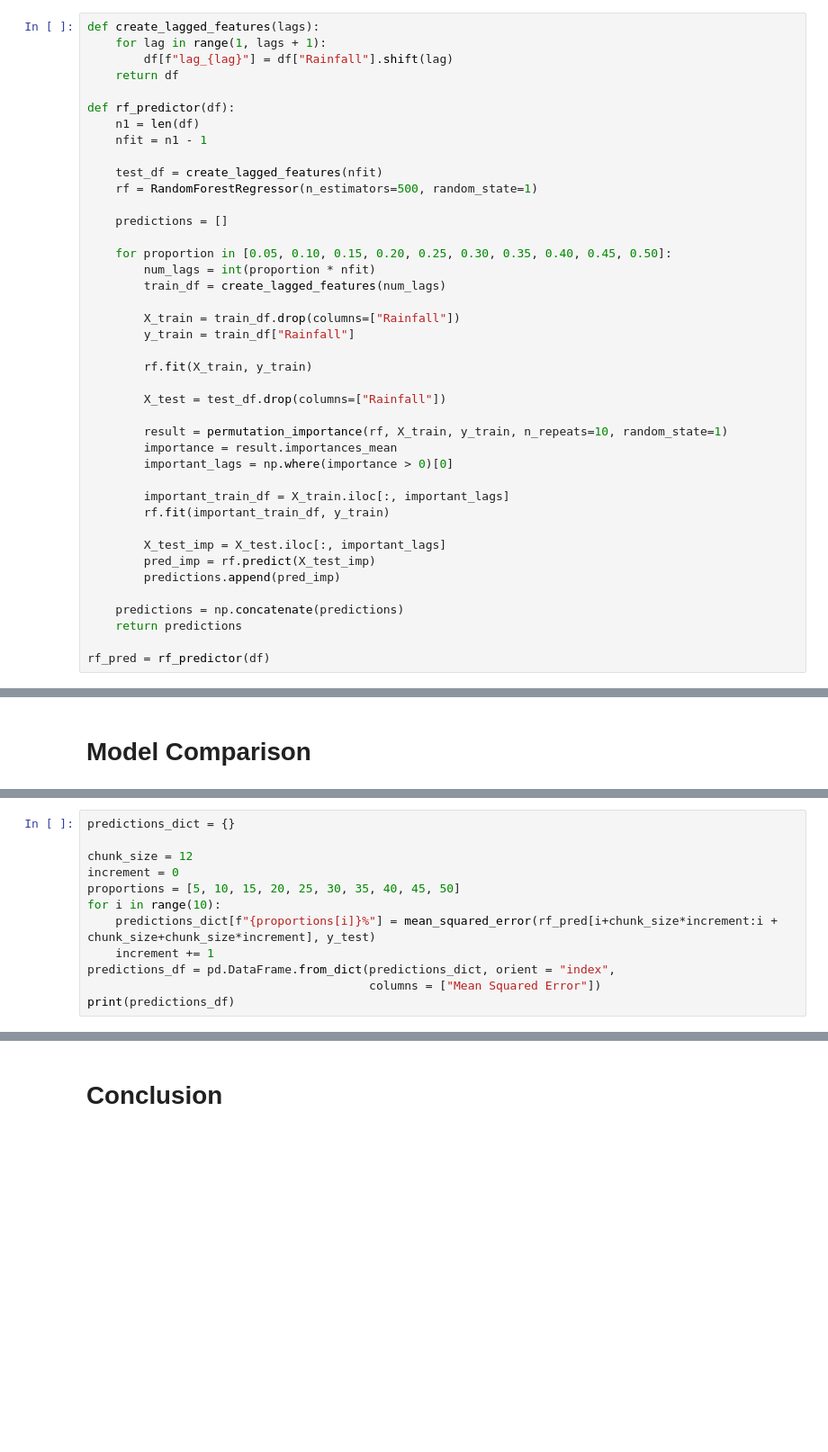
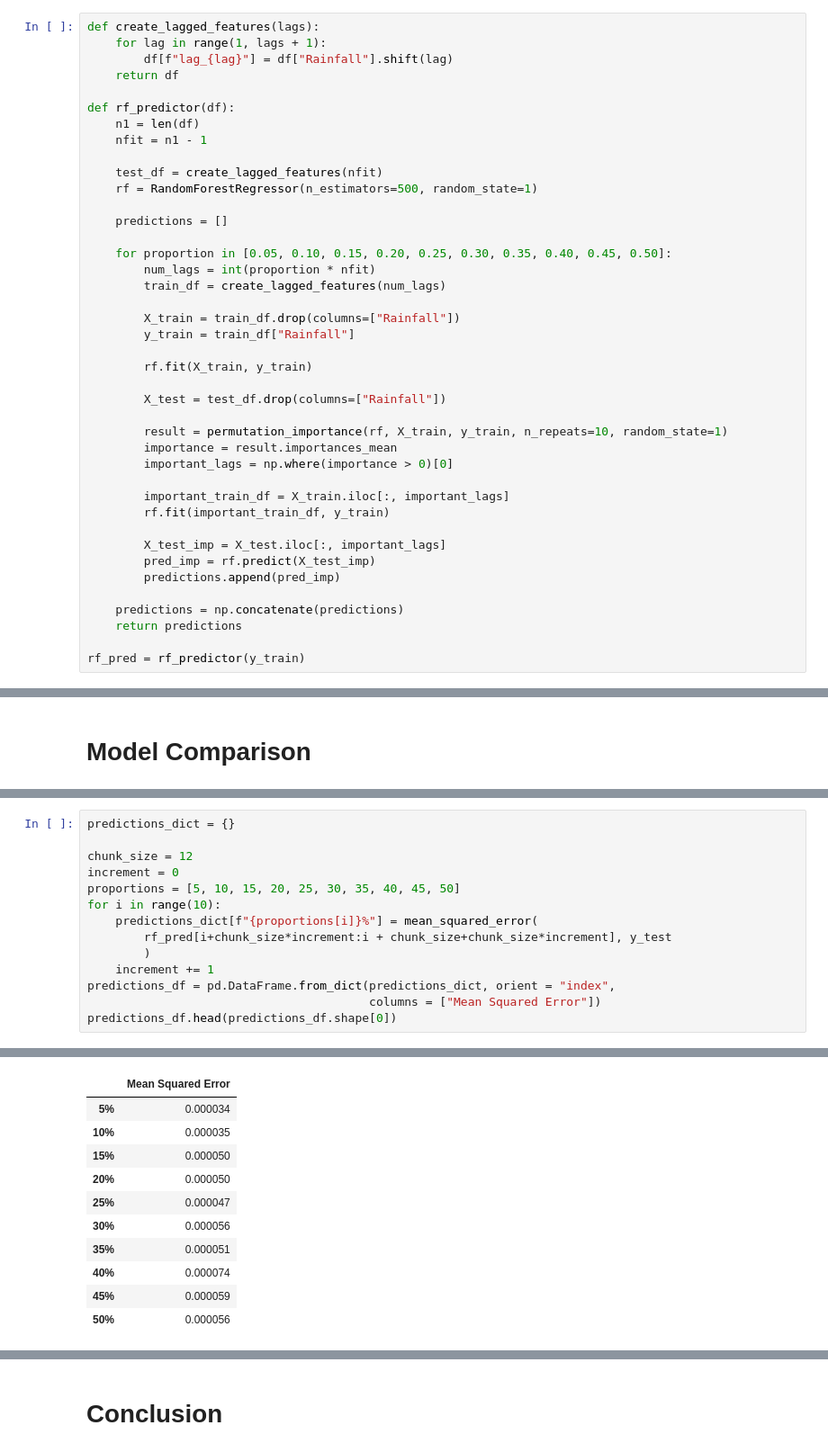
Before and after one commit to brooks-coding/Forecasting-with-Random-Forest, a Jupyter notebook: main.ipynb, the cells around one changed output, grey strips where cells are left out. Shown: that part at 90% size. Saved outputs shown, nothing was run; the diff lists cells and outputs as text; blank space fills up the shorter version.

```diff
--- a/main.ipynb
+++ b/main.ipynb
@@ -136,7 +127,7 @@ def rf_predictor(df):
     predictions = np.concatenate(predictions)
     return predictions
 
-rf_pred = rf_predictor(df)
+rf_pred = rf_predictor(y_train)
 # %% [markdown]
 ## Method 2: Box-Jenkins
 # %% [markdown]
@@ -289,9 +243,11 @@ chunk_size = 12
 increment = 0
 proportions = [5, 10, 15, 20, 25, 30, 35, 40, 45, 50]
 for i in range(10):
-    predictions_dict[f"{proportions[i]}%"] = mean_squared_error(rf_pred[i+chunk_size*increment:i + chunk_size+chunk_size*increment], y_test)
+    predictions_dict[f"{proportions[i]}%"] = mean_squared_error(
+        rf_pred[i+chunk_size*increment:i + chunk_size+chunk_size*increment], y_test
+        )
     increment += 1
 predictions_df = pd.DataFrame.from_dict(predictions_dict, orient = "index",
                                         columns = ["Mean Squared Error"])
-print(predictions_df)
+predictions_df.head(predictions_df.shape[0])
 # %% [output]
@@ -309 +254,12 @@ print(predictions_df)
+|  | Mean Squared Error |
+| 5% | 0.000034 |
+| 10% | 0.000035 |
+| 15% | 0.000050 |
+| 20% | 0.000050 |
+| 25% | 0.000047 |
+| 30% | 0.000056 |
+| 35% | 0.000051 |
+| 40% | 0.000074 |
+| 45% | 0.000059 |
+| 50% | 0.000056 |
 # %% [markdown]
```
Also changed, not shown: parts of 19 cells of this notebook.
